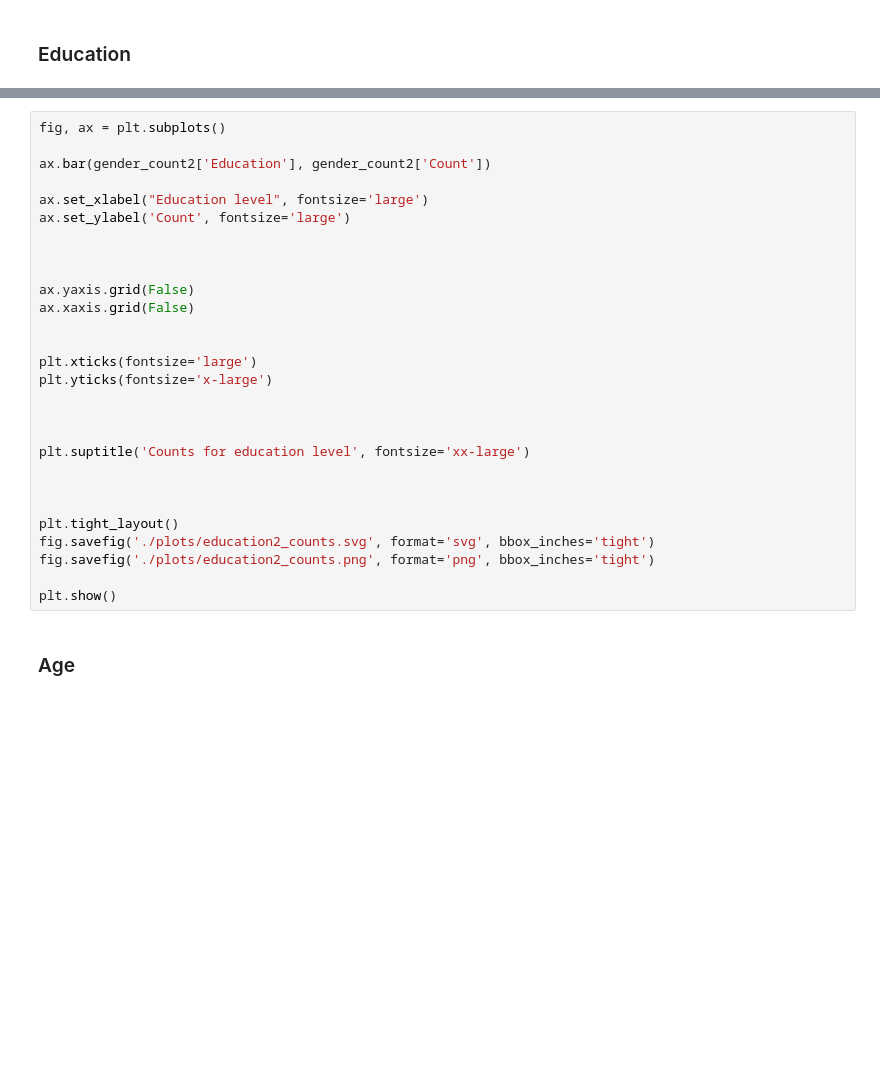
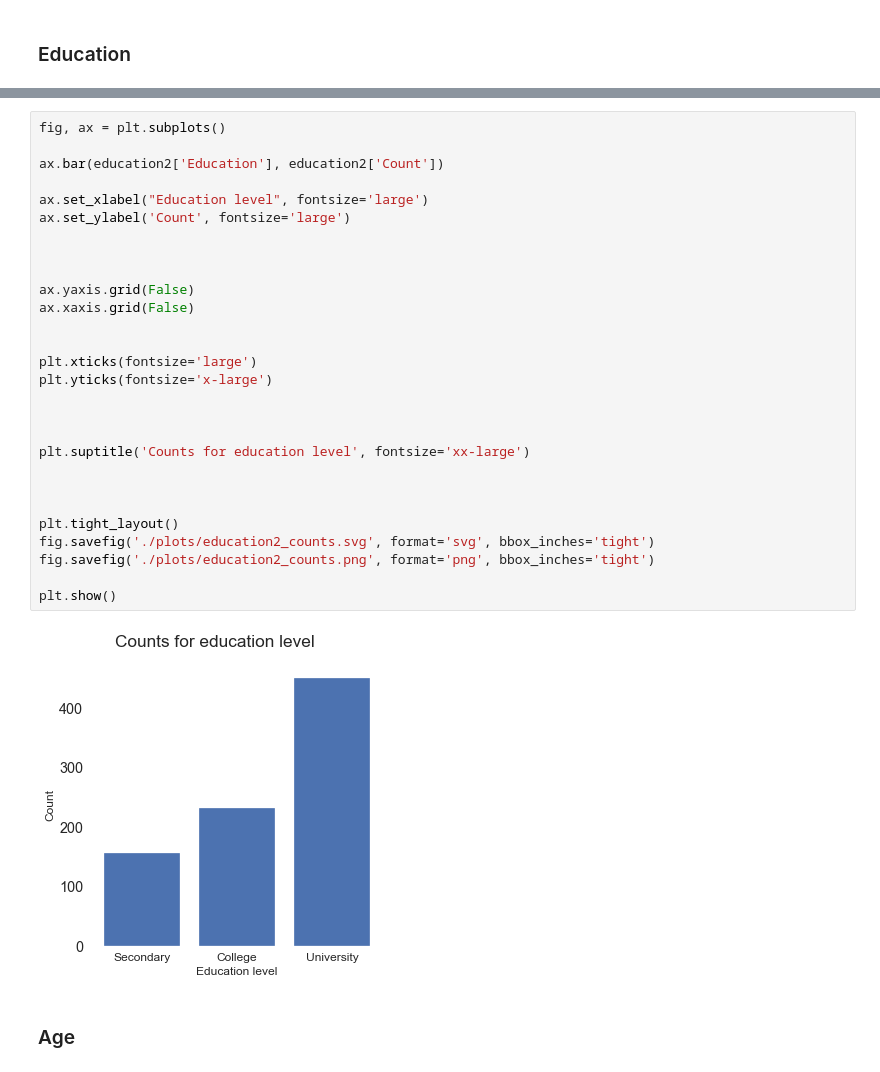
Before and after one commit to social-link-analytics-group-bsc/experiment-platform, a Jupyter notebook: analysis/Analysis - Production.ipynb, the cells around one changed output, grey strips where cells are left out. Drawn from its saved outputs; the diff is of its cells as text; blank space fills up the shorter version.

```diff
--- a/analysis/Analysis - Production.ipynb
+++ b/analysis/Analysis - Production.ipynb
@@ -366,31 +552,33 @@ gender_count2
 # %%
 fig, ax = plt.subplots()
 
-ax.bar(gender_count2['Education'], gender_count2['Count'])
+ax.bar(education2['Education'], education2['Count'])
 
 ax.set_xlabel("Education level", fontsize='large')
 ax.set_ylabel('Count', fontsize='large')
 
 
 
 ax.yaxis.grid(False)
 ax.xaxis.grid(False)
 
 
 plt.xticks(fontsize='large')
 plt.yticks(fontsize='x-large')
 
 
 
 plt.suptitle('Counts for education level', fontsize='xx-large')
 
 
 
 plt.tight_layout()
 fig.savefig('./plots/education2_counts.svg', format='svg', bbox_inches='tight')
 fig.savefig('./plots/education2_counts.png', format='png', bbox_inches='tight')
 
 plt.show()
+# %% [output]
+[figure, added]
 # %% [markdown]
 ### Age
 # %%
```
Also changed, not shown: parts of 33 cells of this notebook, 10 other files.
